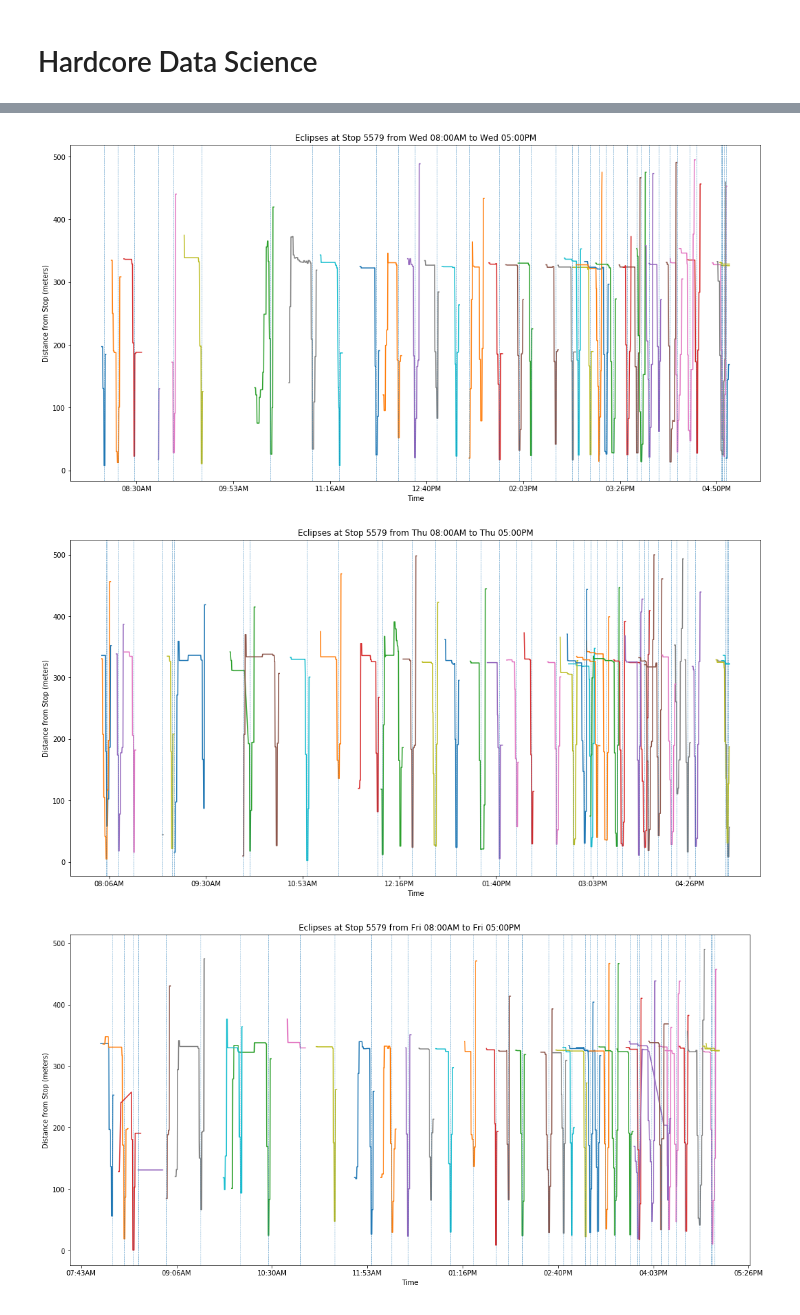
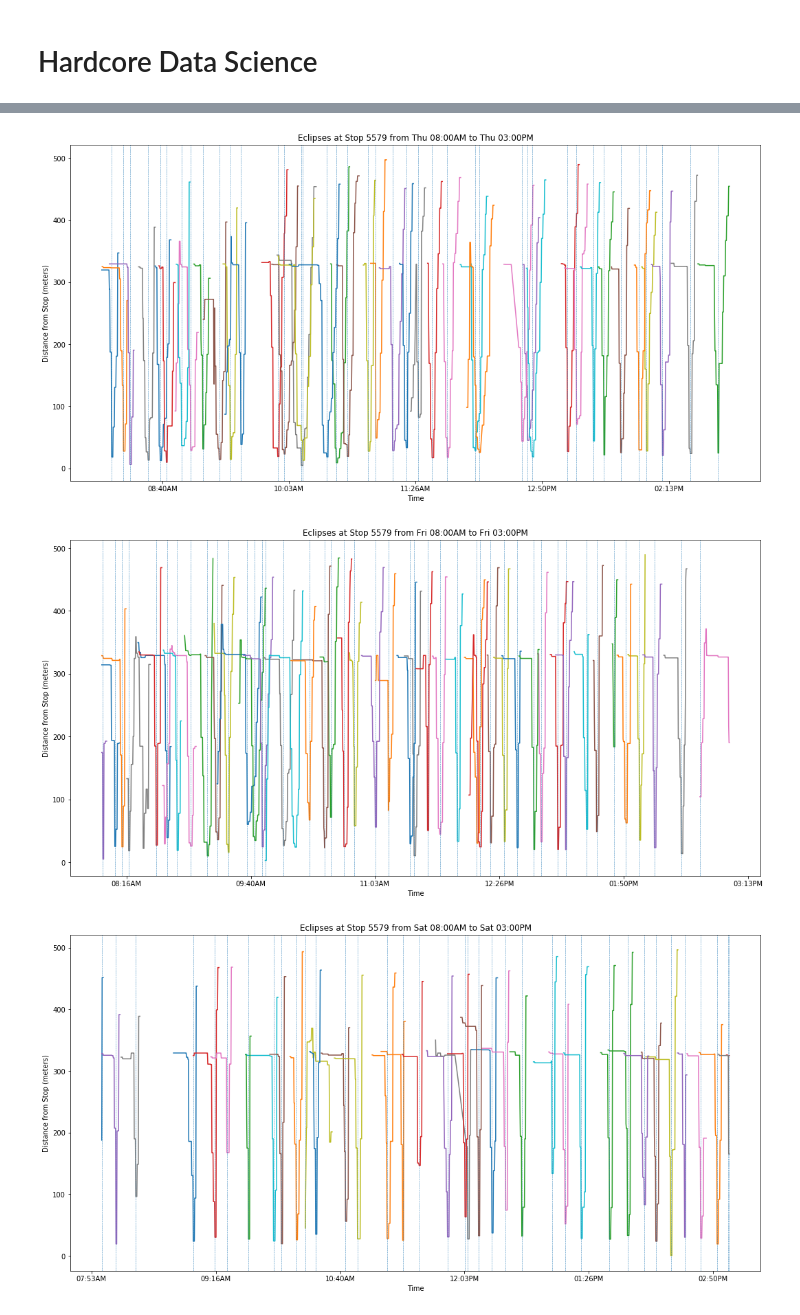
Before and after one commit to trynmaps/opentransit-metrics, a Jupyter notebook: mykelu/eclipses.ipynb, the cells around one changed output, grey strips where cells are left out. Cells and saved outputs as stored; diff of their text form; code cells hidden in the pictures.

```diff
--- a/mykelu/eclipses.ipynb
+++ b/mykelu/eclipses.ipynb
@@ -169,21 +159,45 @@ dates = [(10, 15),
+# %%
+route = "14"
+
+timespan = ("08:00 PST",
+            "15:00 PST")
+
+dates = [
+    "2018-11-13",
+    "2018-11-14",
+    "2018-11-15",
+    "2018-11-16",
+    "2018-11-17",
+
+    "2018-11-20",
+    "2018-11-21",
+    "2018-11-22",
+    "2018-11-23",
+    "2018-11-24",
+]
 # %%
 # grab an arbitrary stop to look at
 stop_id = requests.get(f"http://restbus.info/api/agencies/sf-muni/routes/{route}").json()['stops'][2]['id']
 
-for month, day in dates:
-    start_time = int(datetime(2018, month, day,  8-7, 0, 0).timestamp())*1000
-    end_time   = int(datetime(2018, month, day, 17-7, 0, 0).timestamp())*1000
+for date in dates:
+    start_time = int(datetime.strptime(f"{date} {timespan[0]}", "%Y-%m-%d %H:%M %Z").timestamp())*1000
+    end_time   = int(datetime.strptime(f"{date} {timespan[1]}", "%Y-%m-%d %H:%M %Z").timestamp())*1000
 
     data = query_graphql(start_time, end_time, route)
 
-    if len(data) == 0:  # some days somehow have no data
+
+    if data is None:  # API might refuse to cooperate
+        print("API probably timed out")
         continue
+    elif len(data) == 0:  # some days somehow have no data
+        print(f"no data for {month}/{day}")
+        continue
+    else:
+        stops = produce_stops(data)
+        buses = produce_buses(data)
 
-    stops = produce_stops(data)
-    buses = produce_buses(data)
+        stop = stops[stops['SID'] == stop_id].squeeze()
+        buses = buses[buses['DID'] == stop['DID']]
 
-    stop = stops[stops['SID'] == stop_id].squeeze()
-    buses = buses[buses['DID'] == stop['DID']]
-
-    show_stop(buses, stop)
+        show_stop(buses, stop)
 # %% [output]
@@ -192,3 +206,3 @@ for month, day in dates:
-[figure, old version]
+[figure, new version]
-[figure, old version]
+[figure, new version]
-[figure, old version]
+[figure, new version]
```
Also changed, not shown: parts of 6 cells of this notebook.
